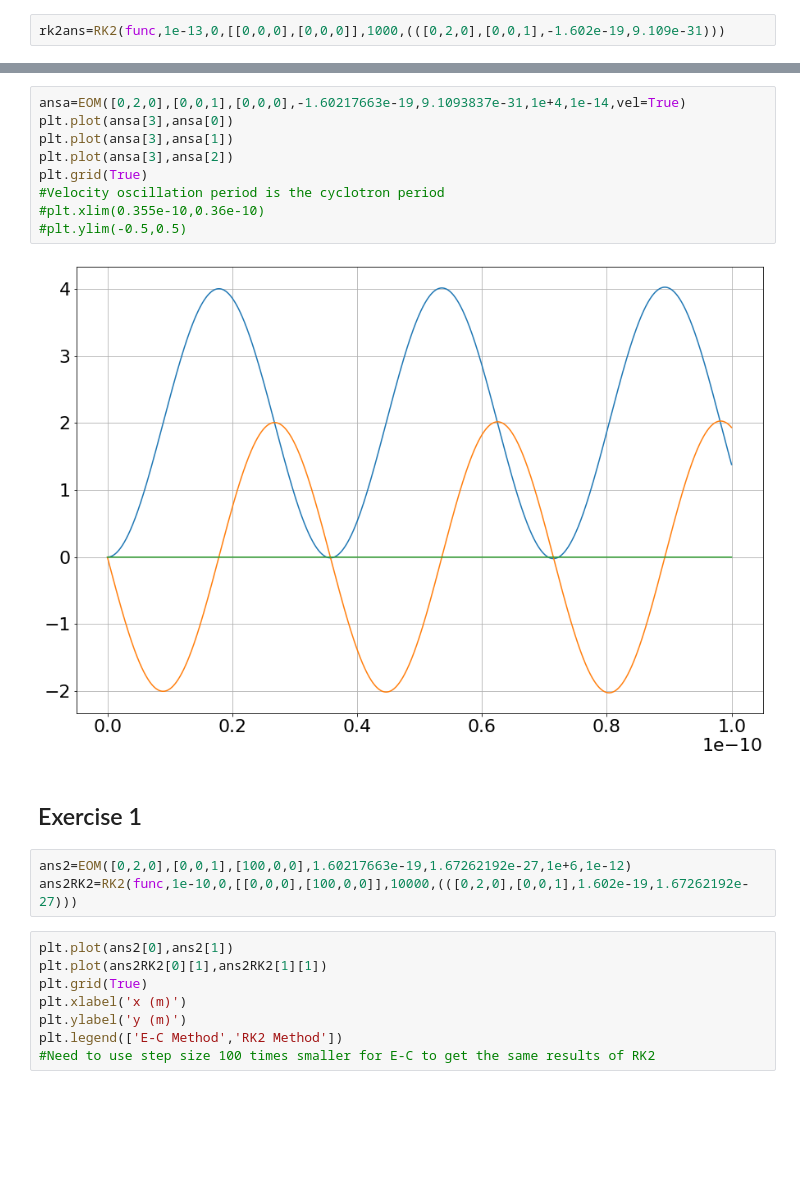
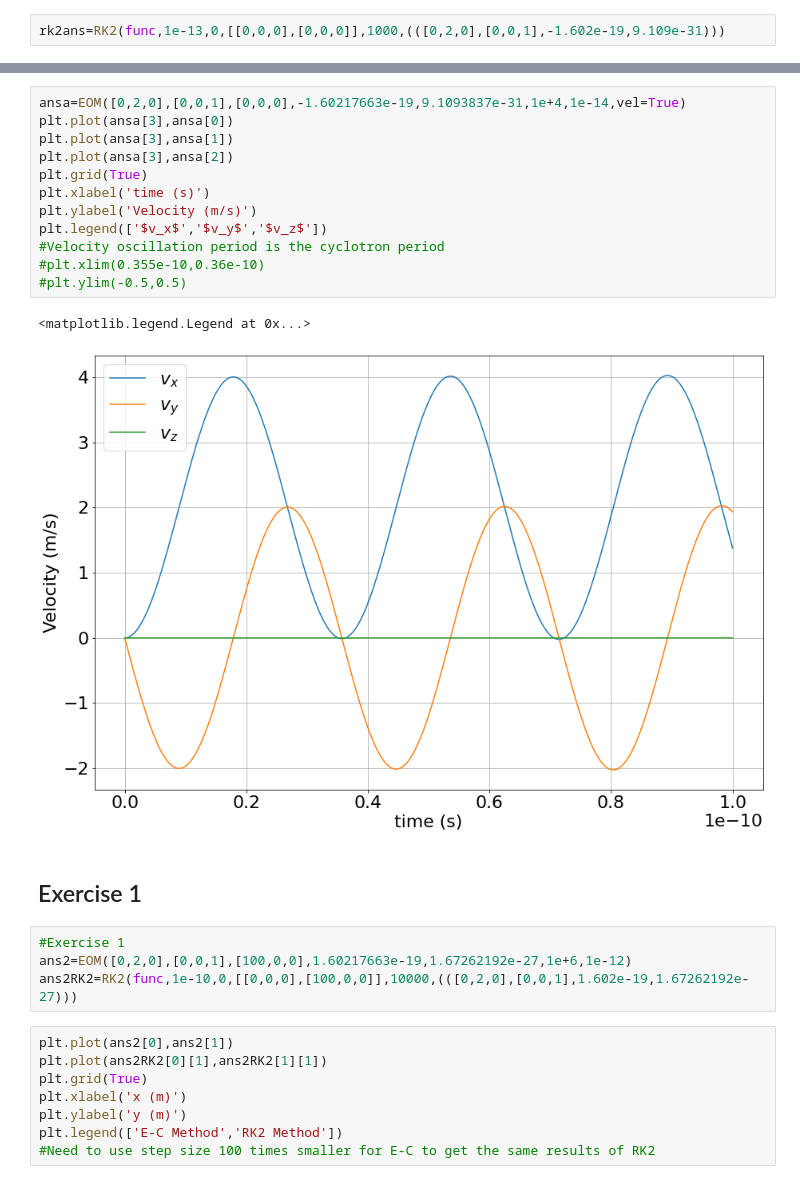
Before and after one commit to gregorycorcoran/Python-Notebooks, a Jupyter notebook: Computational Lab.ipynb, the cells around one changed output, grey strips where cells are left out. Cells and saved outputs as stored; diff of their text form; blank space fills up the shorter version.

```diff
--- a/Computational Lab.ipynb
+++ b/Computational Lab.ipynb
@@ -78,17 +80,22 @@ plt.legend(['E-C Method','RK2 Method'])
 # %%
 ansa=EOM([0,2,0],[0,0,1],[0,0,0],-1.60217663e-19,9.1093837e-31,1e+4,1e-14,vel=True)
 plt.plot(ansa[3],ansa[0])
 plt.plot(ansa[3],ansa[1])
 plt.plot(ansa[3],ansa[2])
 plt.grid(True)
+plt.xlabel('time (s)')
+plt.ylabel('Velocity (m/s)')
+plt.legend(['$v_x$','$v_y$','$v_z$'])
 #Velocity oscillation period is the cyclotron period
 #plt.xlim(0.355e-10,0.36e-10)
 #plt.ylim(-0.5,0.5)
 # %% [output]
+<matplotlib.legend.Legend at 0x...>
-[figure, old version]
+[figure, new version]
 # %% [markdown]
 ## Exercise 1
 # %%
+#Exercise 1
 ans2=EOM([0,2,0],[0,0,1],[100,0,0],1.60217663e-19,1.67262192e-27,1e+6,1e-12)
 ans2RK2=RK2(func,1e-10,0,[[0,0,0],[100,0,0]],10000,(([0,2,0],[0,0,1],1.602e-19,1.67262192e-27)))
 # %%
```
Also changed, not shown: parts of 41 cells of this notebook, 1 other file.
